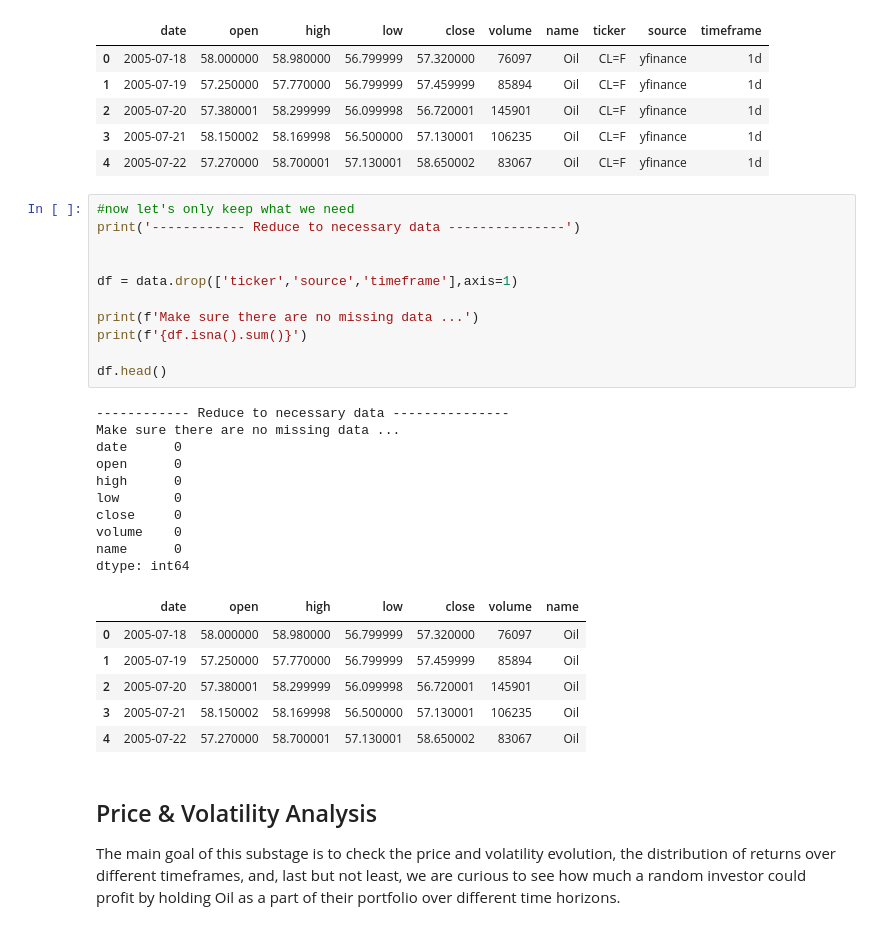
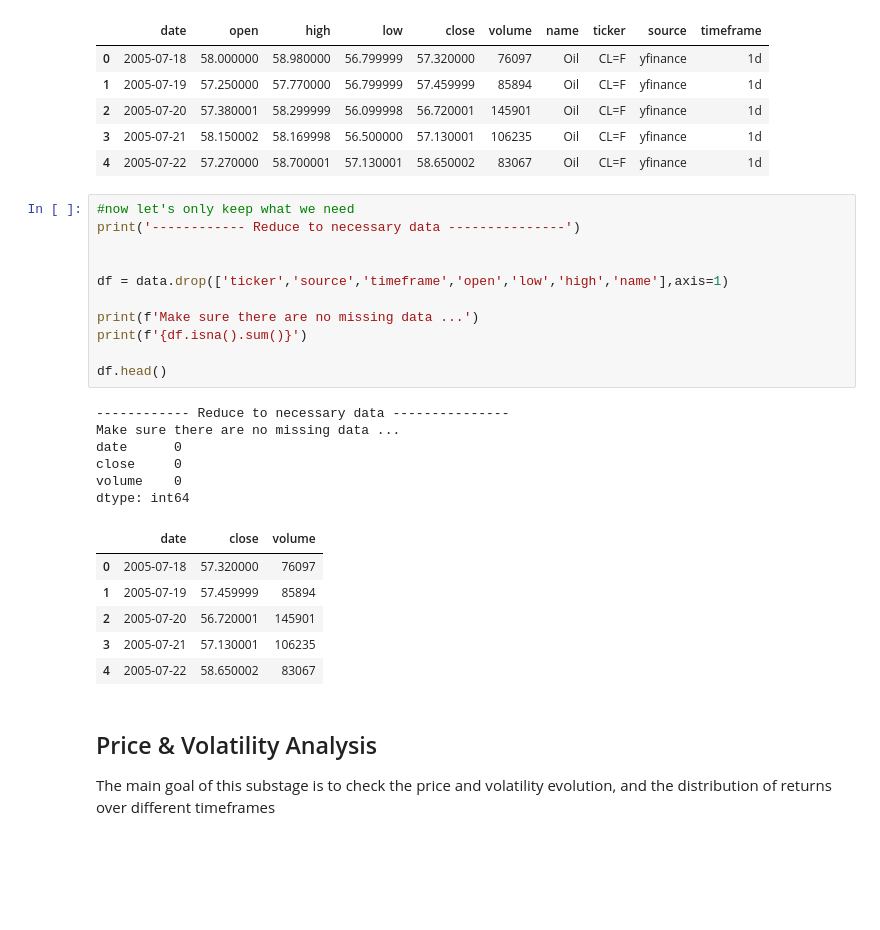
Before and after one commit to dgalassi99/commodity_lab, a Jupyter notebook: projects/oil_analysis/oil_analysis.ipynb, the cells around one changed output. Cells and saved outputs as stored; diff of their text form; blank space fills up the shorter version.

Commit message:
oil data retreiving anf returns/volatility analysis

```diff
--- a/projects/oil_analysis/oil_analysis.ipynb
+++ b/projects/oil_analysis/oil_analysis.ipynb
@@ -116,33 +112,29 @@ You can visualize the first rows of the Dataframe...
 # %%
 #now let's only keep what we need
 print('------------ Reduce to necessary data ---------------')
 
 
-df = data.drop(['ticker','source','timeframe'],axis=1)
+df = data.drop(['ticker','source','timeframe','open','low','high','name'],axis=1)
 
 print(f'Make sure there are no missing data ...')
 print(f'{df.isna().sum()}')
 
 df.head()
 # %% [output]
 ------------ Reduce to necessary data ---------------
 Make sure there are no missing data ...
 date      0
-open      0
-high      0
-low       0
 close     0
 volume    0
-name      0
 dtype: int64
-|  | date | open | high | low | close | volume | name |
-| 0 | 2005-07-18 | 58.000000 | 58.980000 | 56.799999 | 57.320000 | 76097 | Oil |
-| 1 | 2005-07-19 | 57.250000 | 57.770000 | 56.799999 | 57.459999 | 85894 | Oil |
-| 2 | 2005-07-20 | 57.380001 | 58.299999 | 56.099998 | 56.720001 | 145901 | Oil |
-| 3 | 2005-07-21 | 58.150002 | 58.169998 | 56.500000 | 57.130001 | 106235 | Oil |
-| 4 | 2005-07-22 | 57.270000 | 58.700001 | 57.130001 | 58.650002 | 83067 | Oil |
+|  | date | close | volume |
+| 0 | 2005-07-18 | 57.320000 | 76097 |
+| 1 | 2005-07-19 | 57.459999 | 85894 |
+| 2 | 2005-07-20 | 56.720001 | 145901 |
+| 3 | 2005-07-21 | 57.130001 | 106235 |
+| 4 | 2005-07-22 | 58.650002 | 83067 |
 # %% [markdown]
 ## Price & Volatility Analysis
 
-The main goal of this substage is to check the price and volatility evolution, the distribution of returns over different timeframes, and, last but not least, we are curious to see how much a random investor could profit by holding Oil as a part of their portfolio over different time horizons.
+The main goal of this substage is to check the price and volatility evolution, and the distribution of returns over different timeframes
 # %%
```
Also changed, not shown: parts of 18 cells of this notebook.
